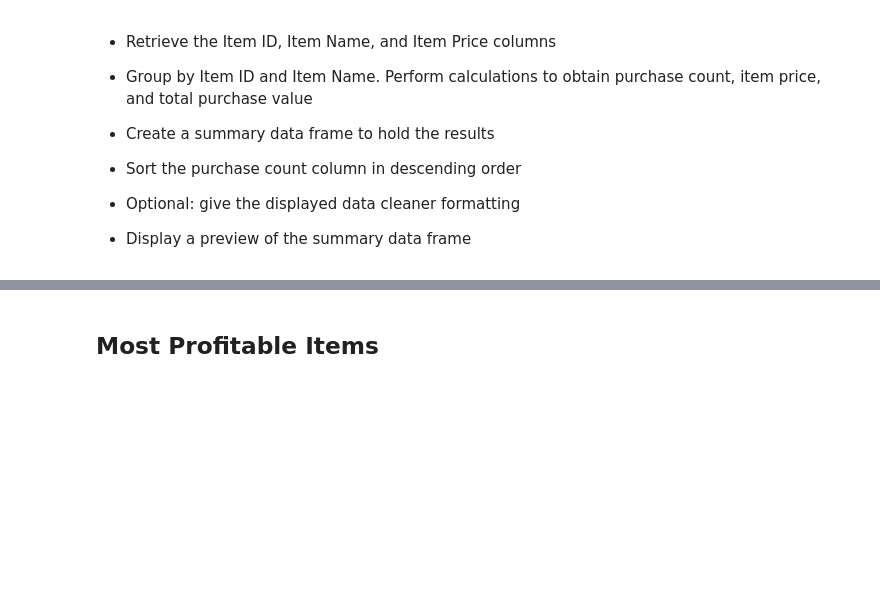
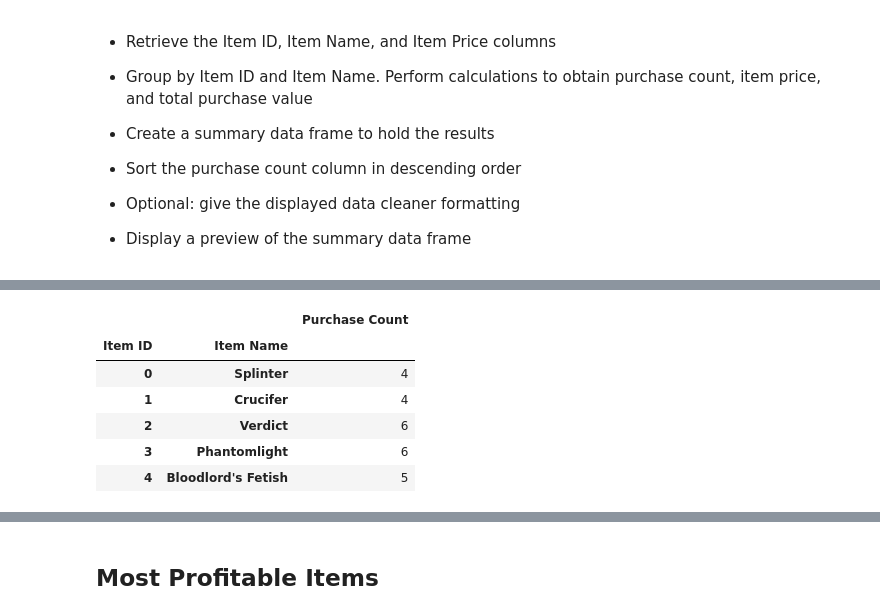
Before and after one commit to githotirado/pandas-challenge, a Jupyter notebook: HeroesOfPymoli/HeroesOfPymoli_starter.ipynb, the cells around one changed output, grey strips where cells are left out. Saved outputs shown, nothing was run; the diff lists cells and outputs as text; code cells hidden in the pictures; blank space fills up the shorter version.

Commit message:
Most Profitable Items

```diff
--- a/HeroesOfPymoli/HeroesOfPymoli_starter.ipynb
+++ b/HeroesOfPymoli/HeroesOfPymoli_starter.ipynb
@@ -474,0 +457,14 @@ spenders.head()
+# %%
+popular_items = (purchase_data[["Item ID", "Item Name", "Price"]].groupby(["Item ID", "Item Name"])
+                                                 .count()
+                                                 .rename(columns={"Price": "Purchase Count"})
+                )
+popular_items.head()
+# %% [output]
+|  |  | Purchase Count |
+| Item ID | Item Name |  |
+| 0 | Splinter | 4 |
+| 1 | Crucifer | 4 |
+| 2 | Verdict | 6 |
+| 3 | Phantomlight | 6 |
+| 4 | Bloodlord's Fetish | 5 |
```
Also changed, not shown: parts of 5 cells of this notebook.
